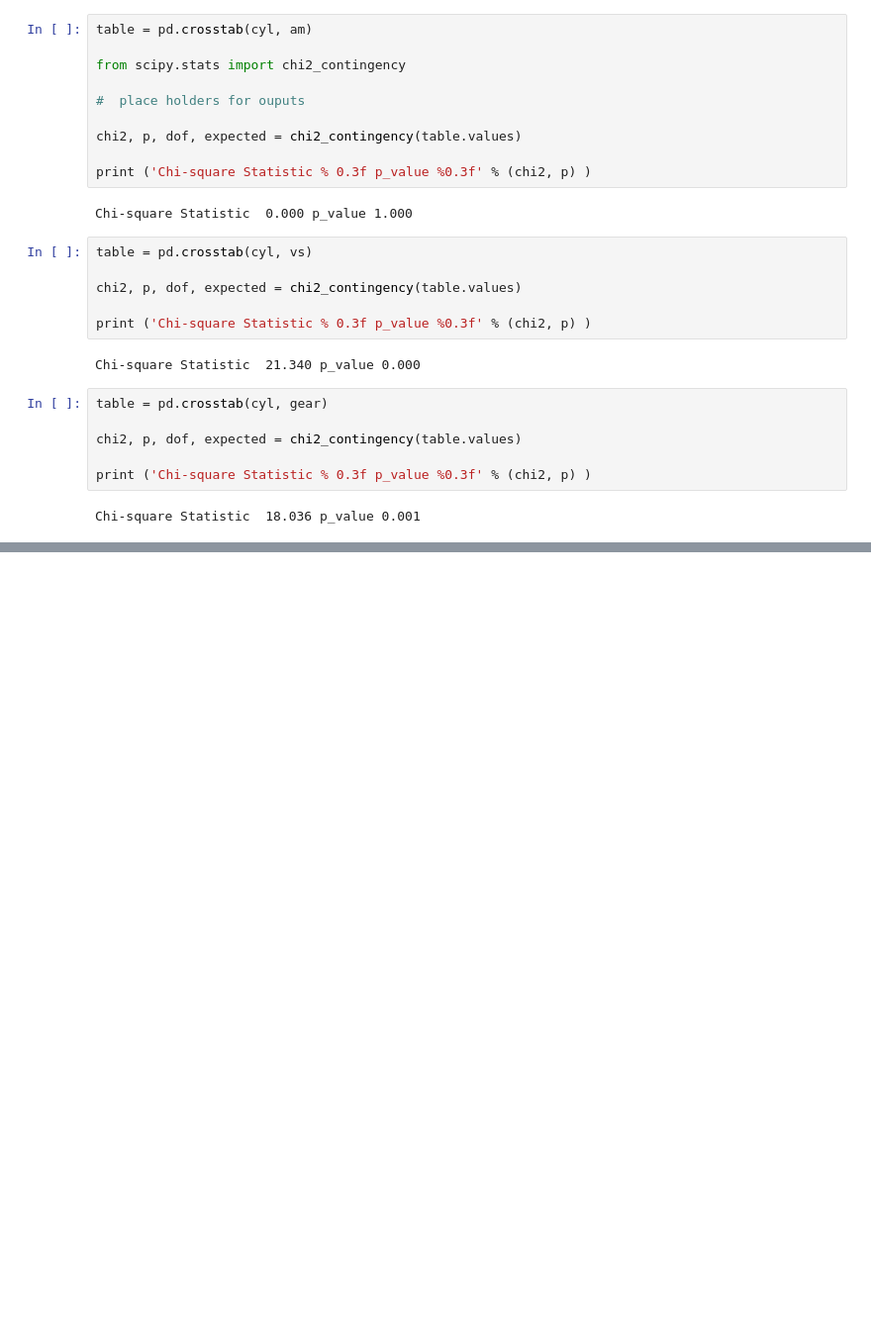
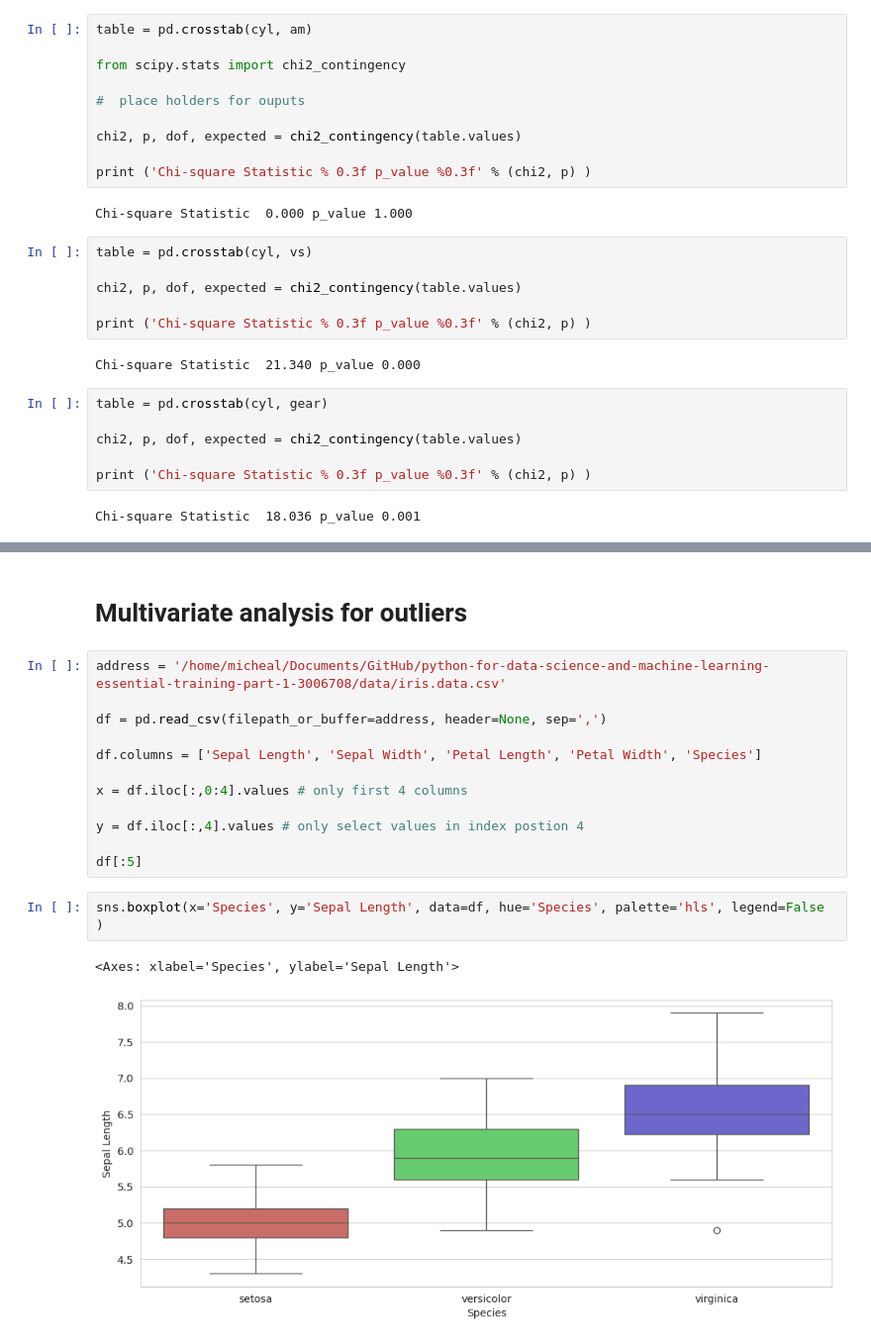
Before and after one commit to Mahdi90s/Python_repository, a Jupyter notebook: Python_Code/Python_Learning.ipynb, the cells around one changed output, grey strips where cells are left out. Shown at 99% size. Cells and saved outputs as stored; diff of their text form; blank space fills up the shorter version.

```diff
--- a/Python_Code/Python_Learning.ipynb
+++ b/Python_Code/Python_Learning.ipynb
@@ -1580,0 +1643,19 @@ Chi-square Statistic  18.036 p_value 0.001
+# %% [markdown]
+# Multivariate analysis for outliers
+# %%
+address = '/home/micheal/Documents/GitHub/python-for-data-science-and-machine-learning-essential-training-part-1-3006708/data/iris.data.csv'
+
+df = pd.read_csv(filepath_or_buffer=address, header=None, sep=',')
+
+df.columns = ['Sepal Length', 'Sepal Width', 'Petal Length', 'Petal Width', 'Species']
+
+x = df.iloc[:,0:4].values # only first 4 columns
+
+y = df.iloc[:,4].values # only select values in index postion 4
+
+df[:5]
+# %%
+sns.boxplot(x='Species', y='Sepal Length', data=df, hue='Species', palette='hls', legend=False )
+# %% [output]
+<Axes: xlabel='Species', ylabel='Sepal Length'>
+[figure, added]
```
Also changed, not shown: parts of 14 cells of this notebook.
